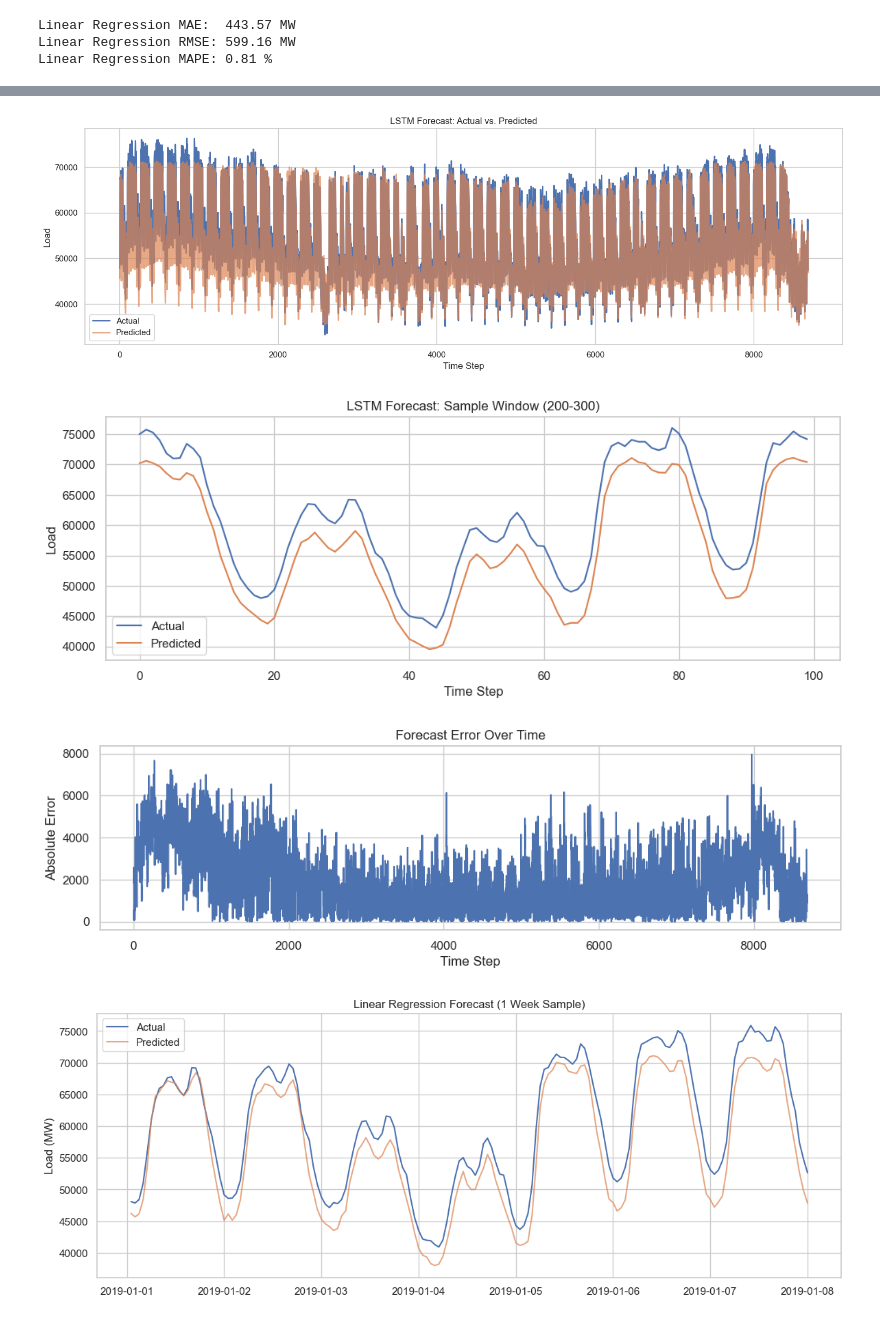
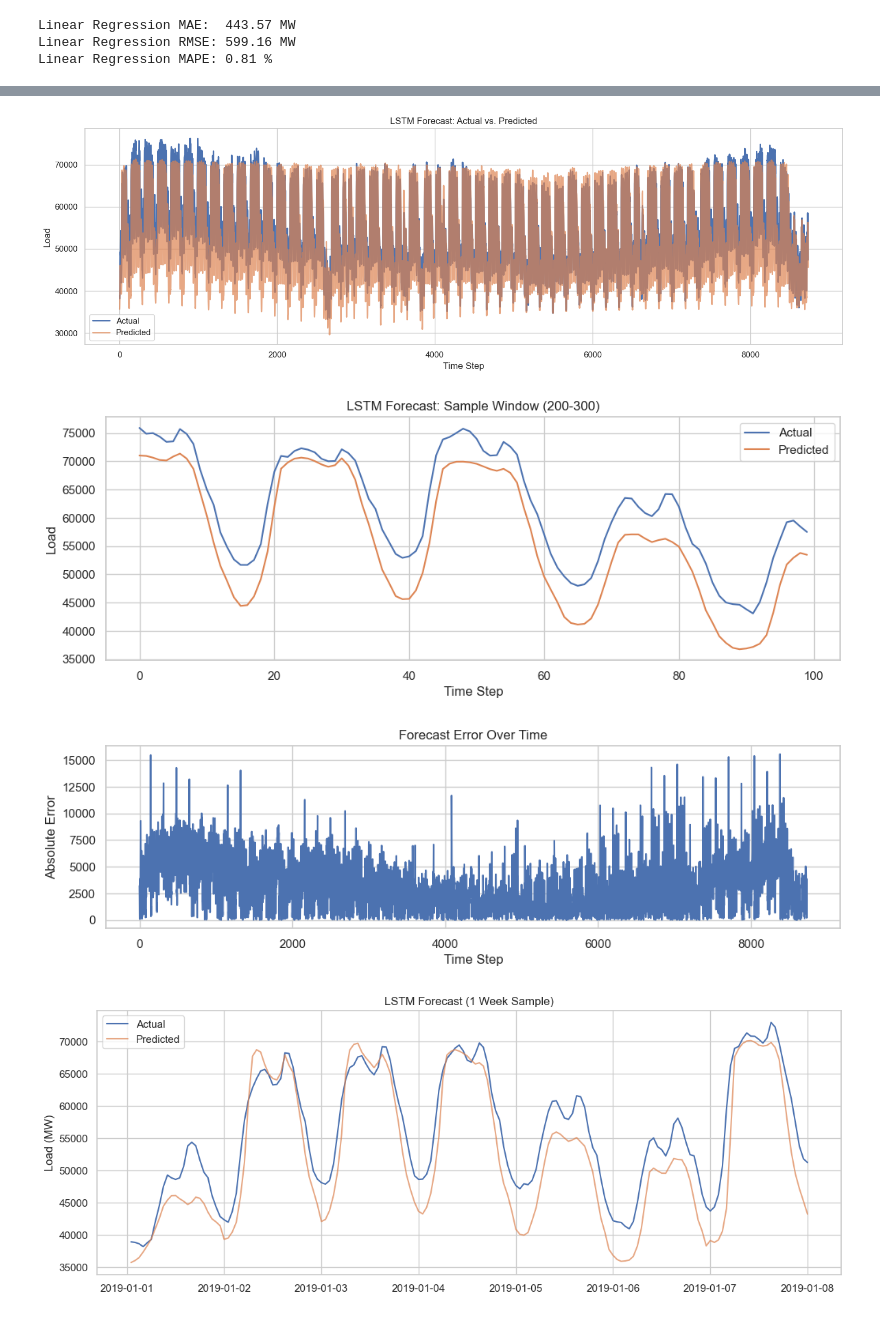
Before and after one commit to jaycob-melton/short-term-load-forecasting, a Jupyter notebook: notebooks/modeling.ipynb, the cells around one changed output, grey strips where cells are left out. Saved outputs shown, nothing was run; the diff lists cells and outputs as text; code cells hidden in the pictures.

```diff
--- a/notebooks/modeling.ipynb
+++ b/notebooks/modeling.ipynb
@@ -628,16 +673,16 @@ y_test = scaler_y.transform(y_test.reshape(-1, 1))
 # %%
-seq_len = 48
+seq_len = 24
 train_dataset = LoadDataSet(X_train, y_train, seq_len)
 train_loader = DataLoader(train_dataset, batch_size=32, shuffle=False)
 
 model = LSTMForecast(
     input_size=X_train.shape[1],
-    hidden_size=256,
-    num_layers=4,
+    hidden_size=50,
+    num_layers=2,
     output_size=1
 )
 
 num_epochs = 10
-optimizer_params = {"lr": 0.001}
+optimizer_params = {"lr": 0.01}
 train_lstm(model, train_loader, optimizer_params, num_epochs)
 # %% [output]
@@ -655,6 +701,4 @@ MAPE: 0.03%
 # %%
-import matplotlib.pyplot as plt
-
 plt.figure(figsize=(15, 5))
 plt.plot(trues_inv, label='Actual', linewidth=2)
 plt.plot(preds_inv, label='Predicted', linewidth=2, alpha=0.7)
@@ -666,7 +710,7 @@ plt.grid(True)
 plt.tight_layout()
 plt.show()
 # %% [output]
-[figure, old version]
+[figure, new version]
 # %%
 start = 200
 end = 300
@@ -681,7 +725,7 @@ plt.legend()
 plt.grid(True)
 plt.show()
 # %% [output]
-[figure, old version]
+[figure, new version]
 # %%
 errors = np.abs(preds_inv - trues_inv)
 
@@ -693,17 +737,17 @@ plt.ylabel('Absolute Error')
 plt.grid(True)
 plt.show()
 # %% [output]
-[figure, old version]
+[figure, new version]
 # %%
 # Plot actual load versus predicted load for 1 week
 
 plt.figure(figsize=(14, 5))
 plt.plot(time[split_idx:split_idx+168], trues_inv[:168], label="Actual")
 plt.plot(time[split_idx:split_idx+168], preds_inv[:168], label="Predicted", alpha=0.7)
-plt.title("Linear Regression Forecast (1 Week Sample)")
+plt.title("LSTM Forecast (1 Week Sample)")
 plt.ylabel("Load (MW)")
 plt.legend()
 plt.grid(True)
 plt.show()
 # %% [output]
-[figure, old version]
+[figure, new version]
```
Also changed, not shown: parts of 3 cells of this notebook, 3 other files.
